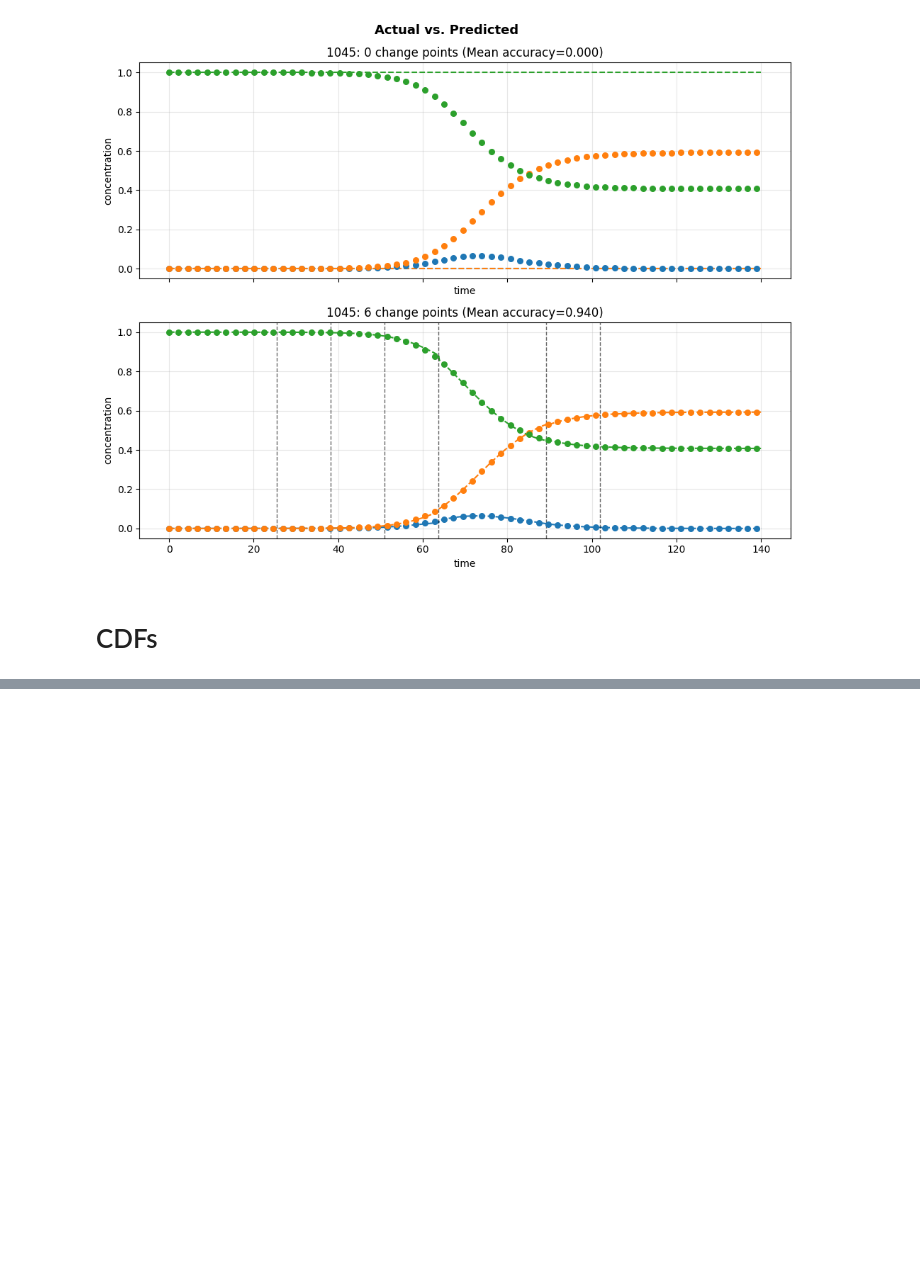
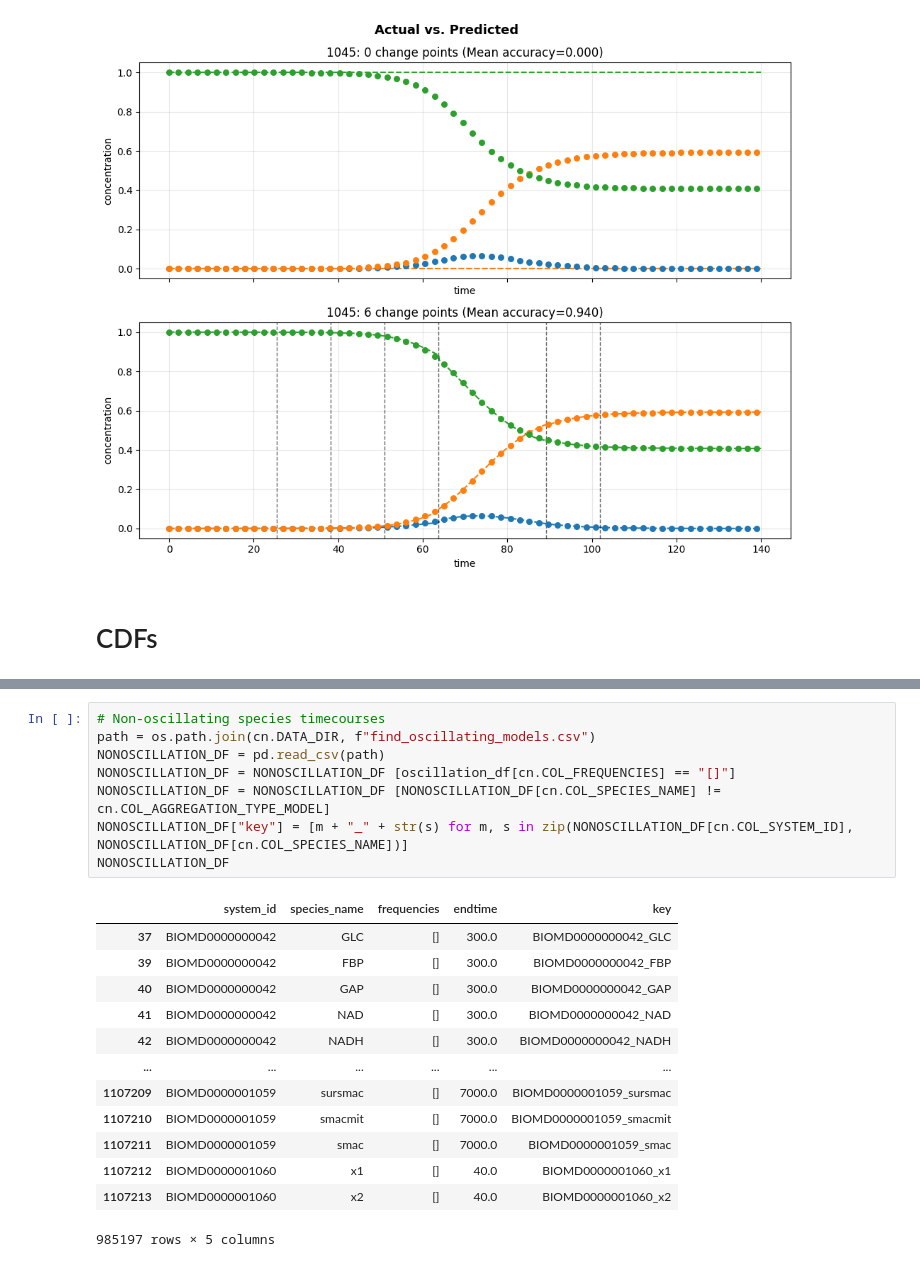
Before and after one commit to ModelEngineering/linearity_analysis, a Jupyter notebook: notebooks/piecewise_predictions.ipynb, the cells around one changed output, grey strips where cells are left out. Saved outputs shown, nothing was run; the diff lists cells and outputs as text; blank space fills up the shorter version.

Commit message:
Addressing oscillations in models

```diff
--- a/notebooks/piecewise_predictions.ipynb
+++ b/notebooks/piecewise_predictions.ipynb
@@ -47,4 +47,26 @@ Index(['system_id', 'aggregation_type', 'mean', 'min', 'max', 'count',
        'min_segment_length', 'max_fractional_reduction',
        'coefficient_threshold', 'num_changepoint'],
       dtype='str')
+# %%
+# Non-oscillating species timecourses
+path = os.path.join(cn.DATA_DIR, f"find_oscillating_models.csv")
+NONOSCILLATION_DF = pd.read_csv(path)
+NONOSCILLATION_DF = NONOSCILLATION_DF [oscillation_df[cn.COL_FREQUENCIES] == "[]"]
+NONOSCILLATION_DF = NONOSCILLATION_DF [NONOSCILLATION_DF[cn.COL_SPECIES_NAME] != cn.COL_AGGREGATION_TYPE_MODEL]
+NONOSCILLATION_DF["key"] = [m + "_" + str(s) for m, s in zip(NONOSCILLATION_DF[cn.COL_SYSTEM_ID], NONOSCILLATION_DF[cn.COL_SPECIES_NAME])]
+NONOSCILLATION_DF
+# %% [output]
+|  | system_id | species_name | frequencies | endtime | key |
+| 37 | BIOMD0000000042 | GLC | [] | 300.0 | BIOMD0000000042_GLC |
+| 39 | BIOMD0000000042 | FBP | [] | 300.0 | BIOMD0000000042_FBP |
+| 40 | BIOMD0000000042 | GAP | [] | 300.0 | BIOMD0000000042_GAP |
+| 41 | BIOMD0000000042 | NAD | [] | 300.0 | BIOMD0000000042_NAD |
+| 42 | BIOMD0000000042 | NADH | [] | 300.0 | BIOMD0000000042_NADH |
+| ... | ... | ... | ... | ... | ... |
+| 1107209 | BIOMD0000001059 | sursmac | [] | 7000.0 | BIOMD0000001059_sursmac |
+| 1107210 | BIOMD0000001059 | smacmit | [] | 7000.0 | BIOMD0000001059_smacmit |
+| 1107211 | BIOMD0000001059 | smac | [] | 7000.0 | BIOMD0000001059_smac |
+| 1107212 | BIOMD0000001060 | x1 | [] | 40.0 | BIOMD0000001060_x1 |
+| 1107213 | BIOMD0000001060 | x2 | [] | 40.0 | BIOMD0000001060_x2 |
+985197 rows × 5 columns
 # %%
```
Also changed, not shown: parts of 11 cells of this notebook, 11 other files.
